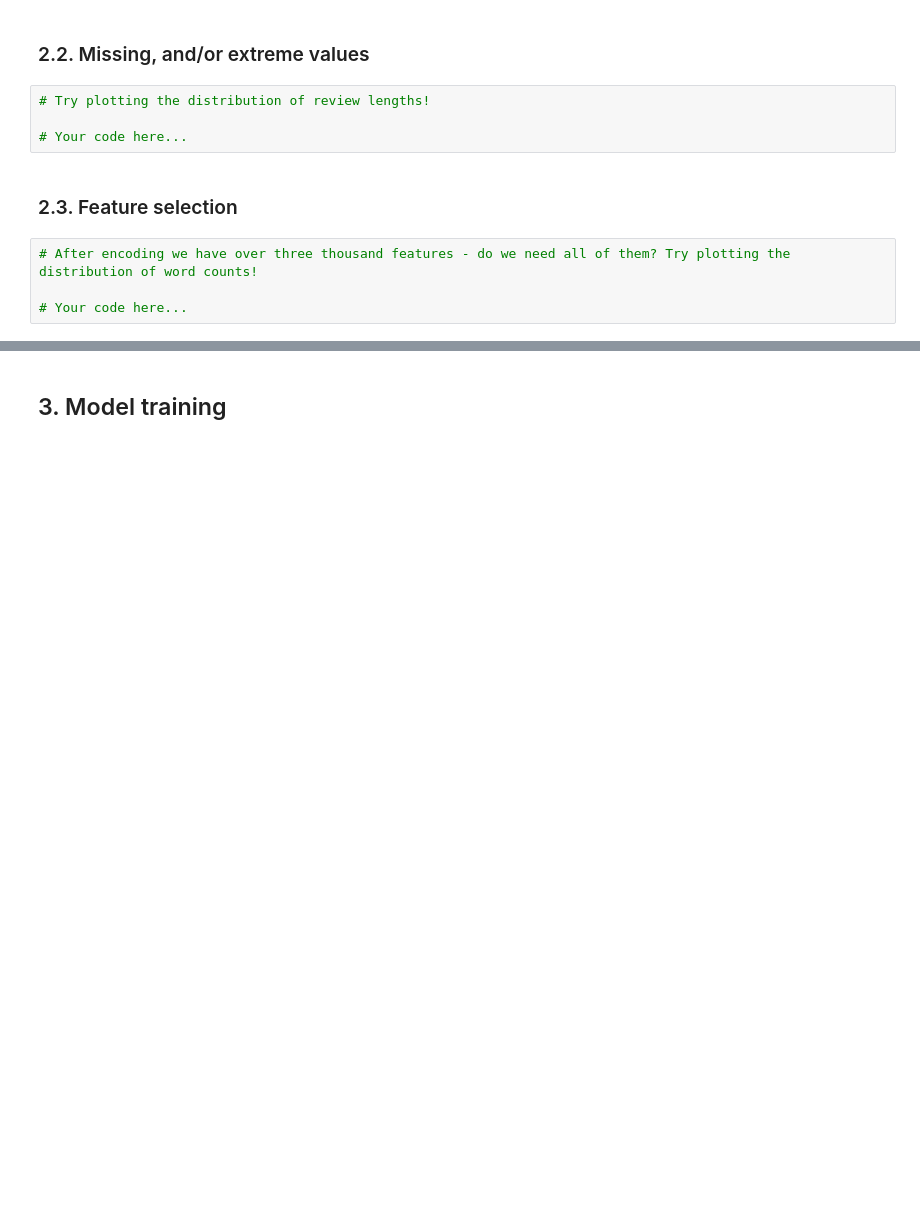
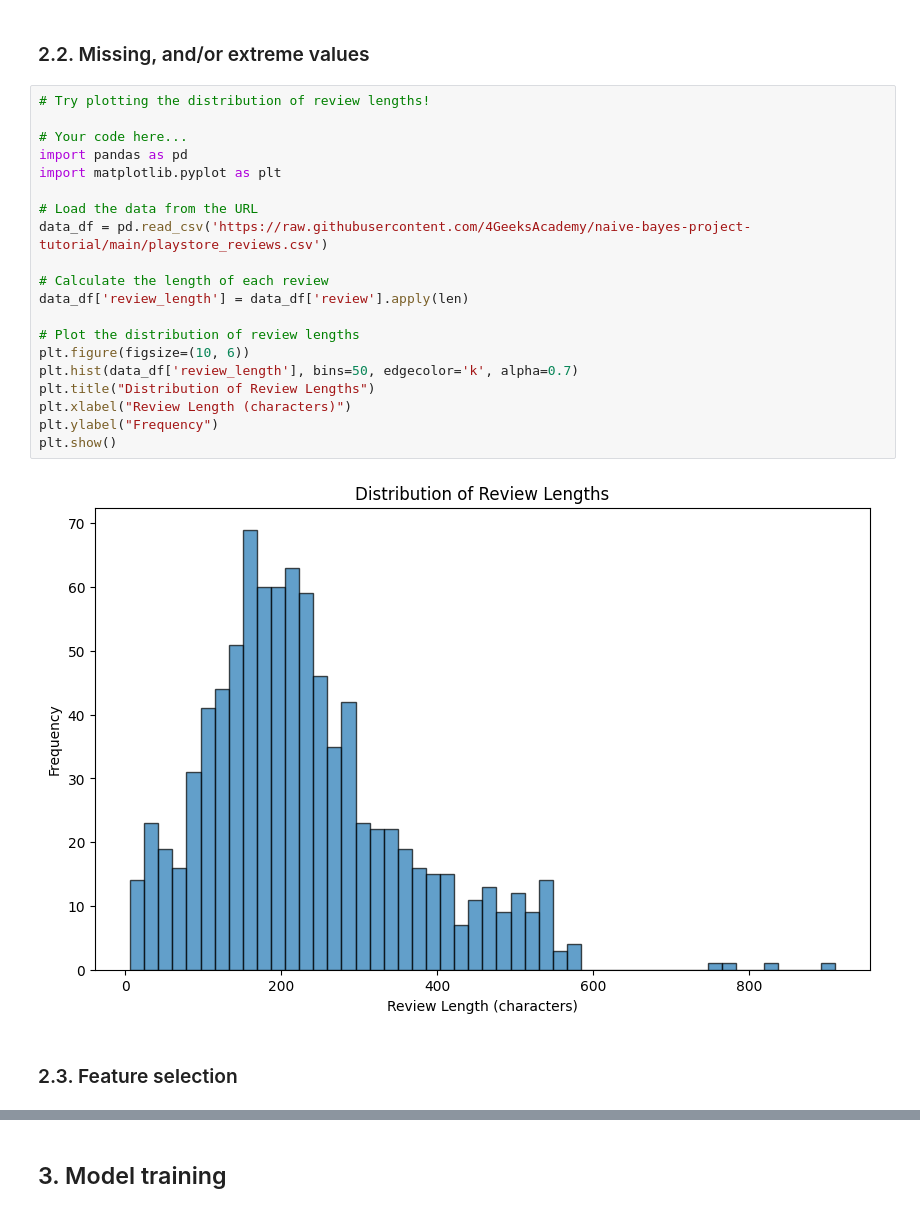
Before and after one commit to 4GeeksAcademy/tdestryk-gperdrizet-naive-bayes-project, a Jupyter notebook: src/mvp.ipynb, the cells around one changed output, grey strips where cells are left out. Saved outputs shown, nothing was run; the diff lists cells and outputs as text; blank space fills up the shorter version.

Commit message:
NaiveB

```diff
--- a/src/mvp.ipynb
+++ b/src/mvp.ipynb
@@ -81,13 +81,27 @@ scores=cross_val(model, training_word_counts, training_labels)
 Cross-validation accuracy: 80.99 +/- 4.17%
 # %% [markdown]
 ### 2.2. Missing, and/or extreme values
-# %%
-# Try plotting the distribution of review lengths!
-
-# Your code here...
+# %%
+# Try plotting the distribution of review lengths!
+
+# Your code here...
+import pandas as pd
+import matplotlib.pyplot as plt
+
+# Load the data from the URL
+data_df = pd.read_csv('https://raw.githubusercontent.com/4GeeksAcademy/naive-bayes-project-tutorial/main/playstore_reviews.csv')
+
+# Calculate the length of each review
+data_df['review_length'] = data_df['review'].apply(len)
+
+# Plot the distribution of review lengths
+plt.figure(figsize=(10, 6))
+plt.hist(data_df['review_length'], bins=50, edgecolor='k', alpha=0.7)
+plt.title("Distribution of Review Lengths")
+plt.xlabel("Review Length (characters)")
+plt.ylabel("Frequency")
+plt.show()
+# %% [output]
+[figure, added]
 # %% [markdown]
 ### 2.3. Feature selection
-# %%
-# After encoding we have over three thousand features - do we need all of them? Try plotting the distribution of word counts!
-
-# Your code here...
```
Also changed, not shown: parts of 23 cells of this notebook.
